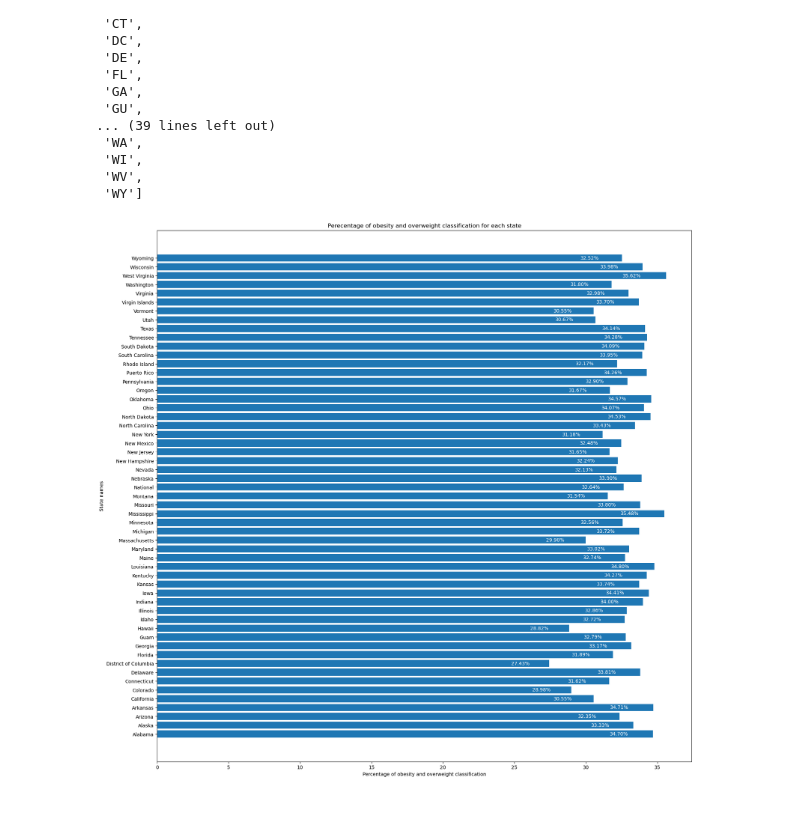
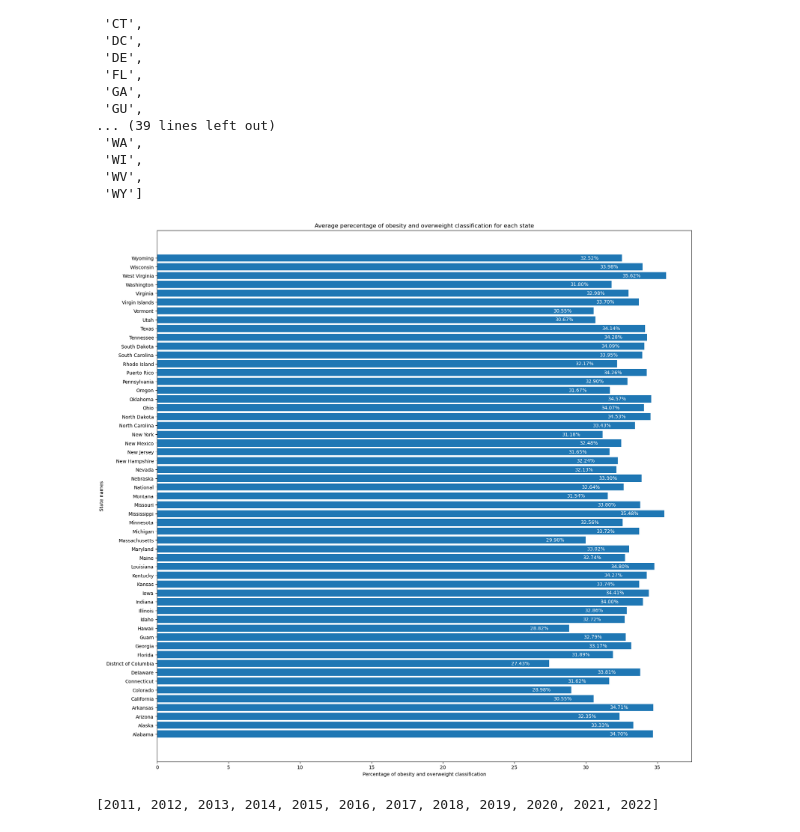
Before and after one commit to ijena/pfas_health_issues, a Jupyter notebook: PFAS_Health_Research/PFAS_Health_Obesity_dataset.ipynb, the cells around one changed output. Saved outputs shown, nothing was run; the diff lists cells and outputs as text; code cells hidden in the pictures.

```diff
--- a/PFAS_Health_Research/PFAS_Health_Obesity_dataset.ipynb
+++ b/PFAS_Health_Research/PFAS_Health_Obesity_dataset.ipynb
@@ -2,7 +2,7 @@
 import pandas as pd
 import matplotlib.pyplot as plt
 # %%
-brfss_dataset_path = r"C:\Users\idhan\Downloads\Nutrition__Physical_Activity__and_Obesity_-_Behavioral_Risk_Factor_Surveillance_System_20240828.csv"
+brfss_dataset_path = r"C:\Users\idhan\Downloads\pfas_health_issues\data\Nutrition__Physical_Activity__and_Obesity_-_Behavioral_Risk_Factor_Surveillance_System_20240828.csv"
 # %%
 brfss_dataset = pd.read_csv(brfss_dataset_path)
 # %%
@@ -89,15 +92,25 @@ for location_data in location_dataset:
     percentage_people_location = weighted_location_average/total_people_location
     location_weighted_mean.append(percentage_people_location)
 # %%
-plt.figure(figsize=(20,20))  # Adjust the size as needed
-plt.title("Perecentage of obesity and overweight classification for each state")
+#plotting average percentage of obesity and overweight classification for each state
+plt.figure(figsize=(20,20))
+plt.title("Average perecentage of obesity and overweight classification for each state")
 plt.ylabel("State names")
 plt.xlabel("Percentage of obesity and overweight classification")
+#have exact value of the bar written in text
 bars = plt.barh(unique_location,location_weighted_mean)
 for bar in bars:
-    plt.text(bar.get_width() - (bar.get_width() * 0.05),  # Move the text slightly left from the bar end
-             bar.get_y() + bar.get_height() / 2,  # Center the text vertically in the bar
-             f'{bar.get_width():.2f}%',  # Format the value
-             va='center', ha='right', color='white', fontsize=10)  # Right-align the text, use white color
+    plt.text(bar.get_width() - (bar.get_width() * 0.05),
+             bar.get_y() + bar.get_height() / 2,
+             f'{bar.get_width():.2f}%',
+             va='center', ha='right', color='white', fontsize=10)
 # %% [output]
-[figure, old version]
+[figure, new version]
+# %%
+#Checking all the start years in the data and sorting the year
+unique_year = brfss_obesity_and_overweight_data["YearStart"].unique()
+unique_year = list(unique_year)
+unique_year.sort()
+unique_year
+# %% [output]
+[2011, 2012, 2013, 2014, 2015, 2016, 2017, 2018, 2019, 2020, 2021, 2022]
```
Also changed, not shown: parts of 5 cells of this notebook.
